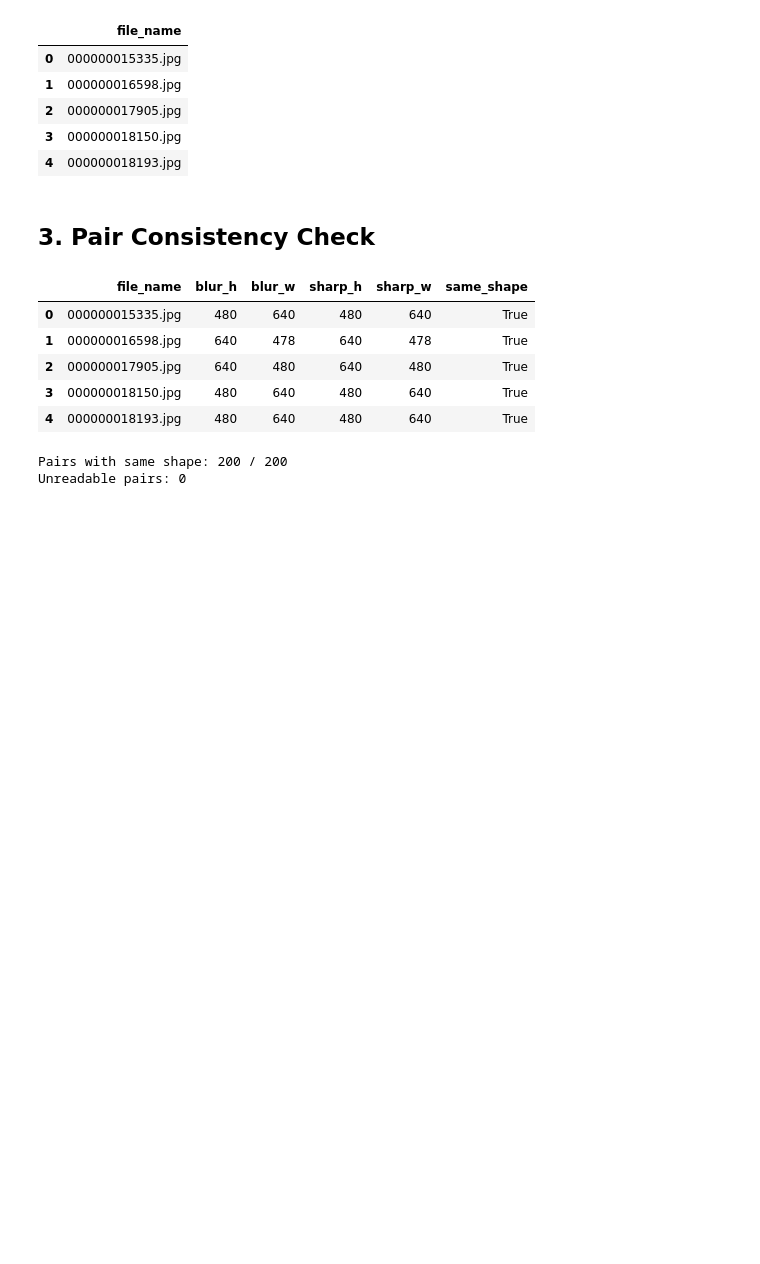
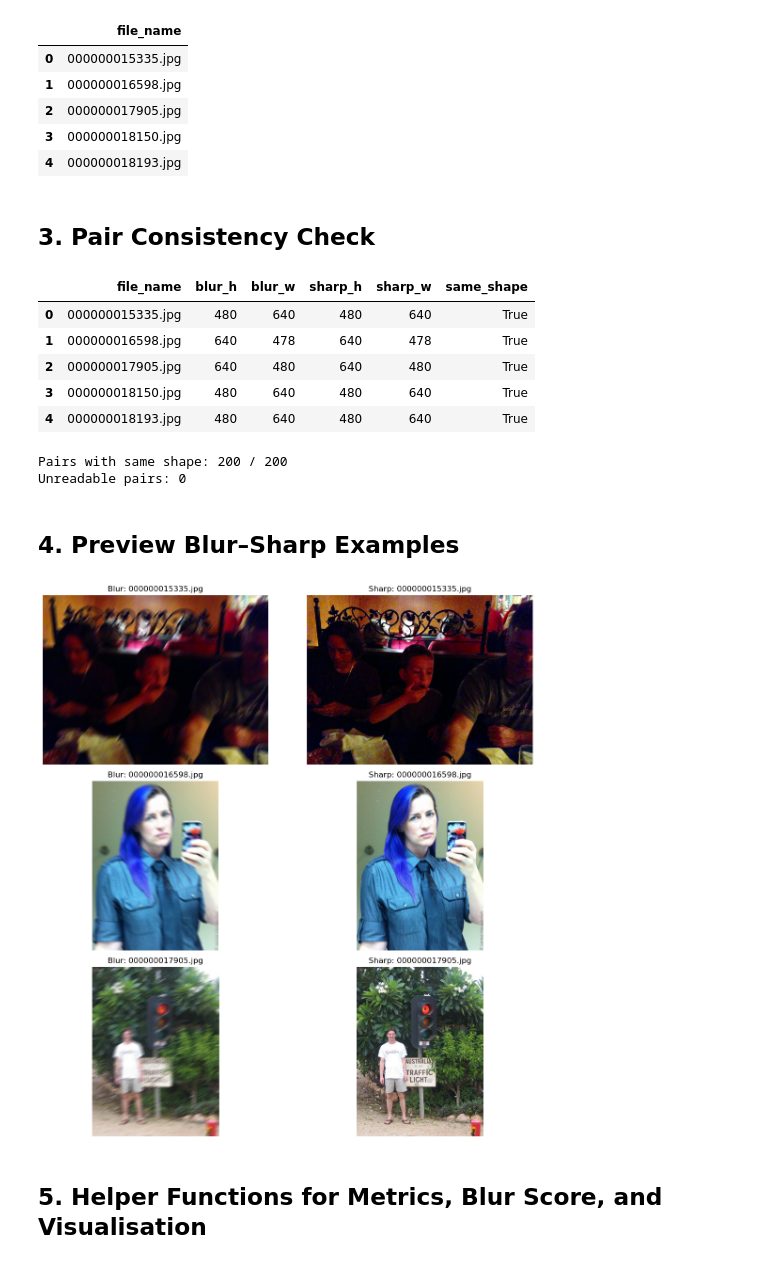
Before and after one commit to XinSkyrim/CV, a Jupyter notebook: CV_assgnment1.ipynb, the cells around one changed output. Cells and saved outputs as stored; diff of their text form; code cells hidden in the pictures; blank space fills up the shorter version.

```diff
--- a/CV_assgnment1.ipynb
+++ b/CV_assgnment1.ipynb
@@ -142,3 +142,31 @@ if bad_pairs:
 | 4 | 000000018193.jpg | 480 | 640 | 480 | 640 | True |
 Pairs with same shape: 200 / 200
 Unreadable pairs: 0
+# %% [markdown]
+## 4. Preview Blur–Sharp Examples
+# %%
+def show_pair_examples(file_names, n=3):
+    n = min(n, len(file_names))
+    chosen = file_names[:n]
+    plt.figure(figsize=(12, 4 * n))
+    for i, file_name in enumerate(chosen, start=1):
+        blur_img = cv2.cvtColor(read_bgr(BLUR_DIR / file_name), cv2.COLOR_BGR2RGB)
+        sharp_img = cv2.cvtColor(read_bgr(SHARP_DIR / file_name), cv2.COLOR_BGR2RGB)
+
+        plt.subplot(n, 2, 2*i - 1)
+        plt.imshow(blur_img)
+        plt.title(f"Blur: {file_name}")
+        plt.axis("off")
+
+        plt.subplot(n, 2, 2*i)
+        plt.imshow(sharp_img)
+        plt.title(f"Sharp: {file_name}")
+        plt.axis("off")
+    plt.tight_layout()
+    plt.show()
+
+show_pair_examples(common_files, n=3)
+# %% [output]
+[figure, added]
+# %% [markdown]
+## 5. Helper Functions for Metrics, Blur Score, and Visualisation
```
Also changed, not shown: parts of 1 cell of this notebook.
